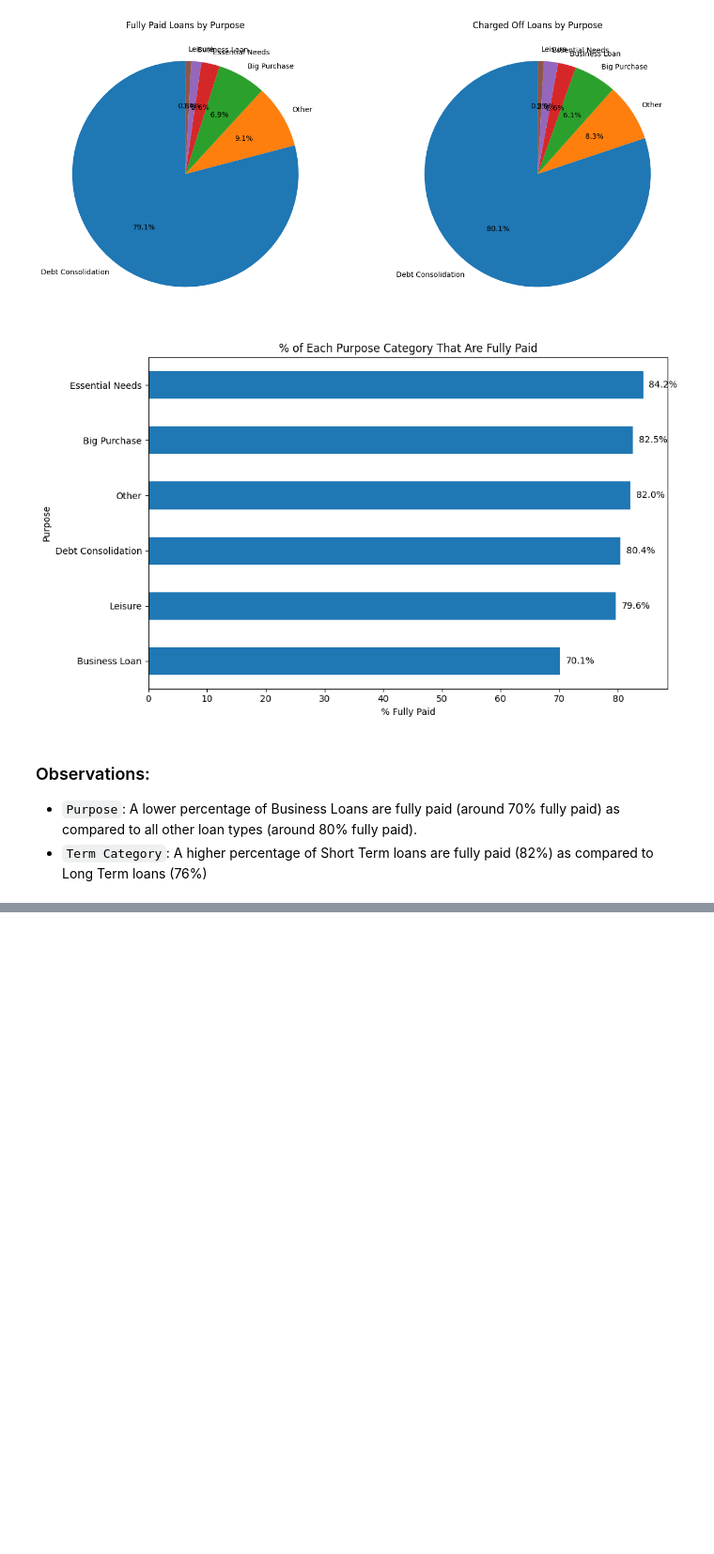
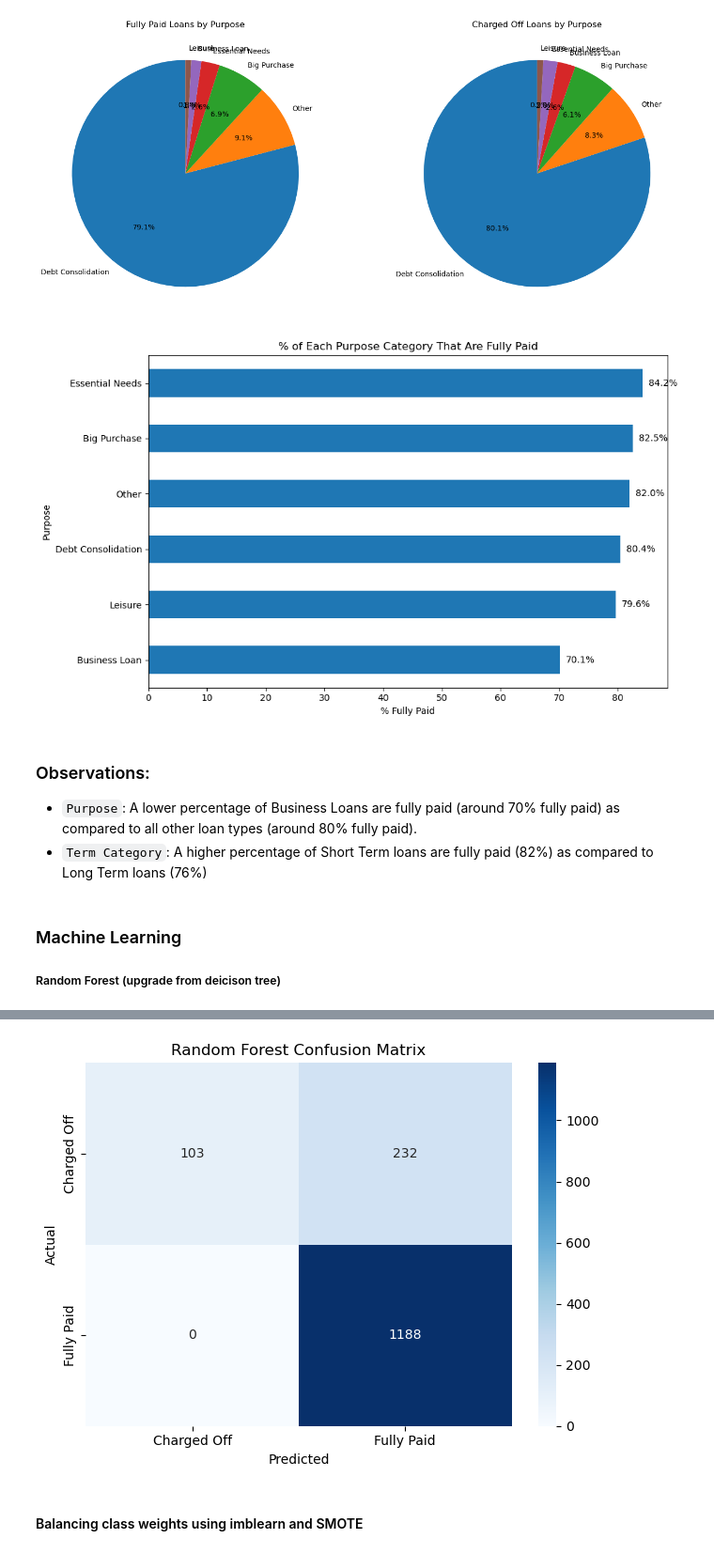
Before and after one commit to chuayhhh/SC1015-Mini-Project, a Jupyter notebook: SC1015-Main.ipynb, the cells around one changed output, grey strips where cells are left out. Shown at 94% size. Saved outputs shown, nothing was run; the diff lists cells and outputs as text; code cells hidden in the pictures; blank space fills up the shorter version.

```diff
--- a/SC1015-Main.ipynb
+++ b/SC1015-Main.ipynb
@@ -325,7 +325,8 @@ purpose_mapping = {
     'Take a Trip': 'Leisure',
 
     'other': 'Other',
-    'Other': 'Other'
+    'Other': 'Other',
+    'renewable energy' : 'Other'
 }
 
 credit_data['Purpose'] = credit_data['Purpose'].replace(purpose_mapping)
@@ -785,3 +786,77 @@ plot_loan_status_analysis(data, 'Purpose')
 ### Observations:
 - `Purpose`: A lower percentage of Business Loans are fully paid (around 70% fully paid) as compared to all other loan types (around 80% fully paid).
 - `Term Category`: A higher percentage of Short Term loans are fully paid (82%) as compared to Long Term loans (76%)
+# %% [markdown]
+### Machine Learning
+
+##### Random Forest (upgrade from deicison tree)
+# %%
+import pandas as pd
+from sklearn.model_selection import train_test_split
+from sklearn.ensemble import RandomForestClassifier
+from sklearn.preprocessing import StandardScaler, OneHotEncoder, LabelEncoder
+from sklearn.compose import ColumnTransformer
+from sklearn.pipeline import Pipeline
+from sklearn.metrics import classification_report, confusion_matrix, accuracy_score
+import seaborn as sns
+import matplotlib.pyplot as plt
+
+numerical_columns = [
+    'Current Loan Amount', 'Credit Score', 'Annual Income',
+    'Monthly Debt', 'Years of Credit History', 'Number of Open Accounts',
+    'Number of Credit Problems', 'Current Credit Balance',
+    'Maximum Open Credit', 'Bankruptcies', 'Tax Liens'
+]
+
+categorical_columns = [
+    'Term', 'Years in current job', 'Home Ownership', 'Purpose'
+]
+
+# Separate features and target
+X = credit_data[numerical_columns + categorical_columns]
+y = credit_data["Loan Status"]
+
+# Encode the target labels
+label_encoder = LabelEncoder()
+y_encoded = label_encoder.fit_transform(y)
+
+# Preprocessing pipeline
+preprocessor = ColumnTransformer(transformers=[
+    ('num', StandardScaler(), numerical_columns),
+    ('cat', OneHotEncoder(handle_unknown='ignore', sparse_output=False), categorical_columns)
+])
+
+# Full pipeline
+pipeline = Pipeline(steps=[
+    ('preprocessor', preprocessor),
+    ('classifier', RandomForestClassifier(
+        n_estimators=200,
+        max_depth=15,
+        min_samples_split=10,
+        random_state=42
+    ))
+])
+
+# Train/test split
+X_train, X_test, y_train, y_test = train_test_split(X, y_encoded, test_size=0.2, random_state=42)
+
+# Train model
+pipeline.fit(X_train, y_train)
+
+# Predict and evaluate
+y_pred = pipeline.predict(X_test)
+
+print("Classification Report:")
+print(classification_report(y_test, y_pred, target_names=label_encoder.classes_))
+print("Accuracy:", accuracy_score(y_test, y_pred))
+
+# Confusion matrix
+cm = confusion_matrix(y_test, y_pred)
+sns.heatmap(cm, annot=True, fmt='d', cmap='Blues',
+            xticklabels=label_encoder.classes_, yticklabels=label_encoder.classes_)
+plt.xlabel("Predicted")
+plt.ylabel("Actual")
+plt.title("Random Forest Confusion Matrix")
+plt.tight_layout()
+plt.show()
+# %% [output]
@@ -787,0 +874,3 @@ plot_loan_status_analysis(data, 'Purpose')
+[figure, added]
+# %% [markdown]
+#### Balancing class weights using imblearn and SMOTE
```
Also changed, not shown: parts of 12 cells of this notebook, 1 other file.
